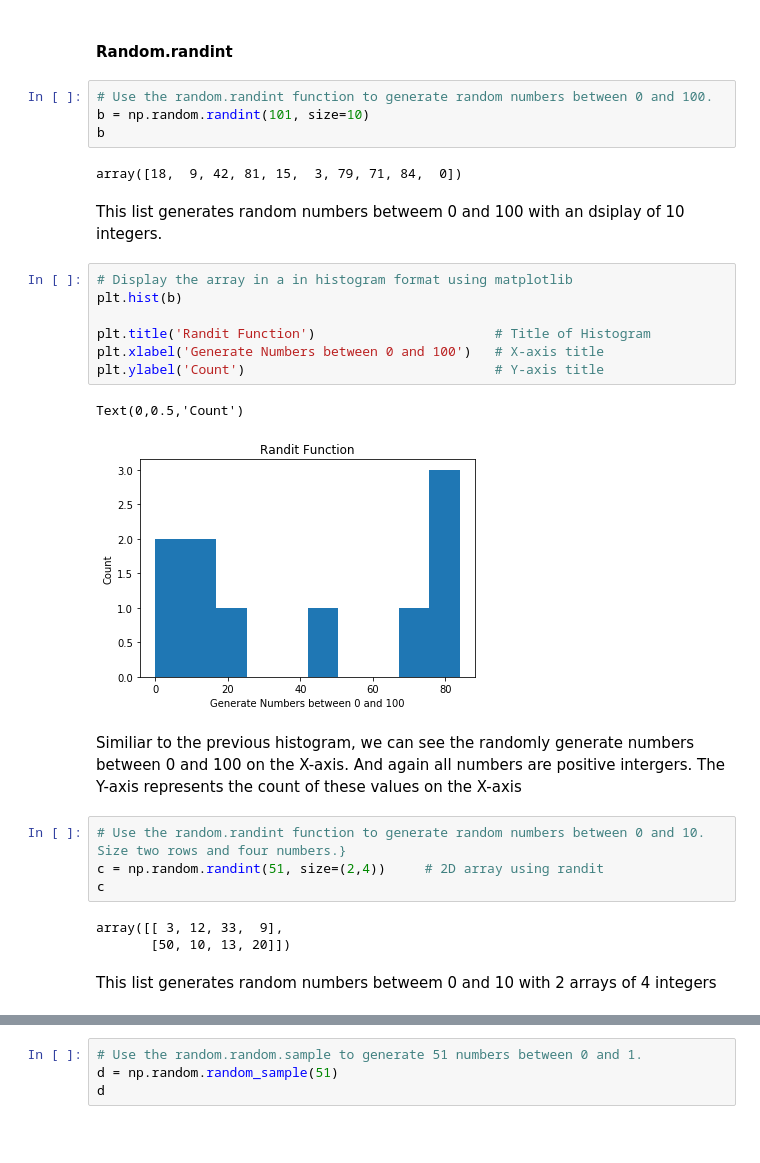
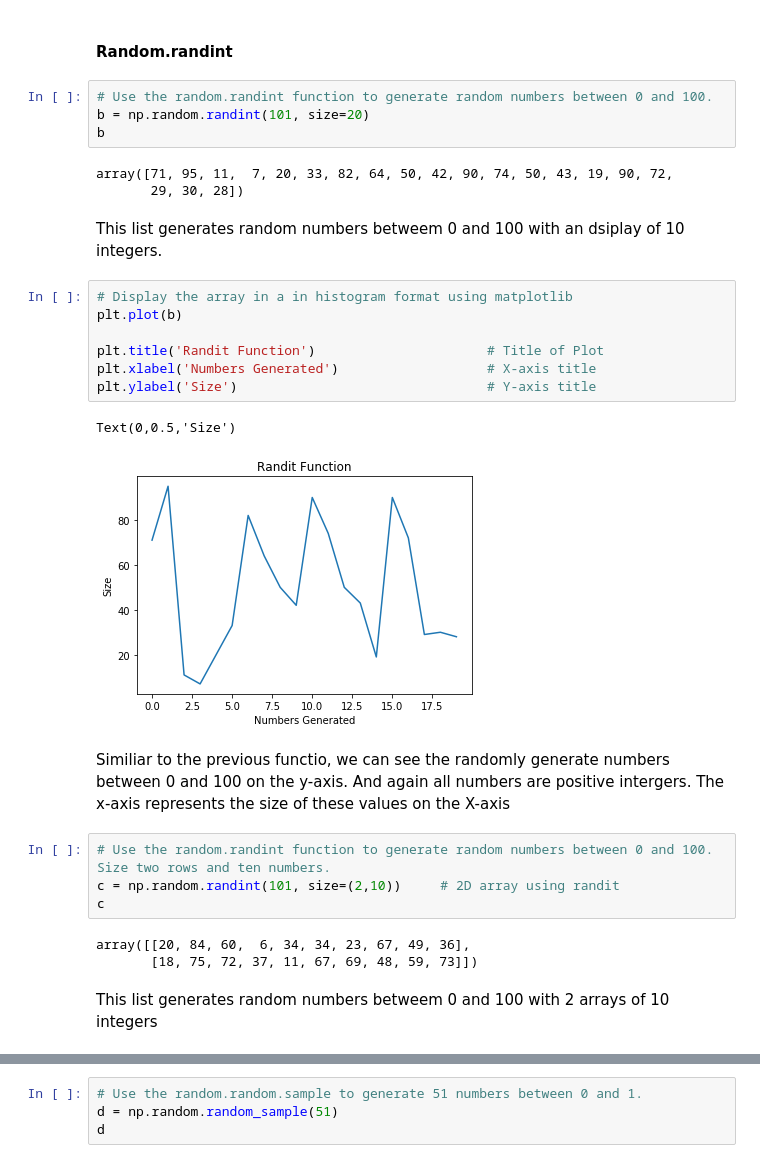
Before and after one commit to JohnADeady/Assignments-Programming-of-DA, a Jupyter notebook: Numpy.Random Package.ipynb, the cells around one changed output, grey strips where cells are left out. Cells and saved outputs as stored; diff of their text form; blank space fills up the shorter version.

```diff
--- a/Numpy.Random Package.ipynb
+++ b/Numpy.Random Package.ipynb
@@ -111,30 +111,31 @@ From the scatterplot, we can see the randomly generate numbers between 0 and 1 a
 #### Random.randint
 # %%
 # Use the random.randint function to generate random numbers between 0 and 100.
-b = np.random.randint(101, size=10)
+b = np.random.randint(101, size=20)
 b
 # %% [output]
-array([18,  9, 42, 81, 15,  3, 79, 71, 84,  0])
+array([71, 95, 11,  7, 20, 33, 82, 64, 50, 42, 90, 74, 50, 43, 19, 90, 72,
+       29, 30, 28])
 # %% [markdown]
 This list generates random numbers betweem 0 and 100 with an dsiplay of 10 integers.
 # %%
 # Display the array in a in histogram format using matplotlib
-plt.hist(b)
+plt.plot(b)
 
-plt.title('Randit Function')                       # Title of Histogram
-plt.xlabel('Generate Numbers between 0 and 100')   # X-axis title
-plt.ylabel('Count')                                # Y-axis title
+plt.title('Randit Function')                      # Title of Plot
+plt.xlabel('Numbers Generated')                   # X-axis title
+plt.ylabel('Size')                                # Y-axis title
 # %% [output]
-Text(0,0.5,'Count')
+Text(0,0.5,'Size')
-[figure, old version]
+[figure, new version]
 # %% [markdown]
-Similiar to the previous histogram, we can see the randomly generate numbers between 0 and 100 on the X-axis. And again all numbers are positive intergers. The Y-axis represents the count of these values on the X-axis
+Similiar to the previous functio, we can see the randomly generate numbers between 0 and 100 on the y-axis. And again all numbers are positive intergers. The x-axis represents the size of these values on the X-axis
 # %%
-# Use the random.randint function to generate random numbers between 0 and 10. Size two rows and four numbers.}
-c = np.random.randint(51, size=(2,4))     # 2D array using randit
+# Use the random.randint function to generate random numbers between 0 and 100. Size two rows and ten numbers.
+c = np.random.randint(101, size=(2,10))     # 2D array using randit
 c
 # %% [output]
-array([[ 3, 12, 33,  9],
-       [50, 10, 13, 20]])
+array([[20, 84, 60,  6, 34, 34, 23, 67, 49, 36],
+       [18, 75, 72, 37, 11, 67, 69, 48, 59, 73]])
 # %% [markdown]
-This list generates random numbers betweem 0 and 10 with 2 arrays of 4 integers
+This list generates random numbers betweem 0 and 100 with 2 arrays of 10 integers
```
Also changed, not shown: parts of 8 cells of this notebook.
